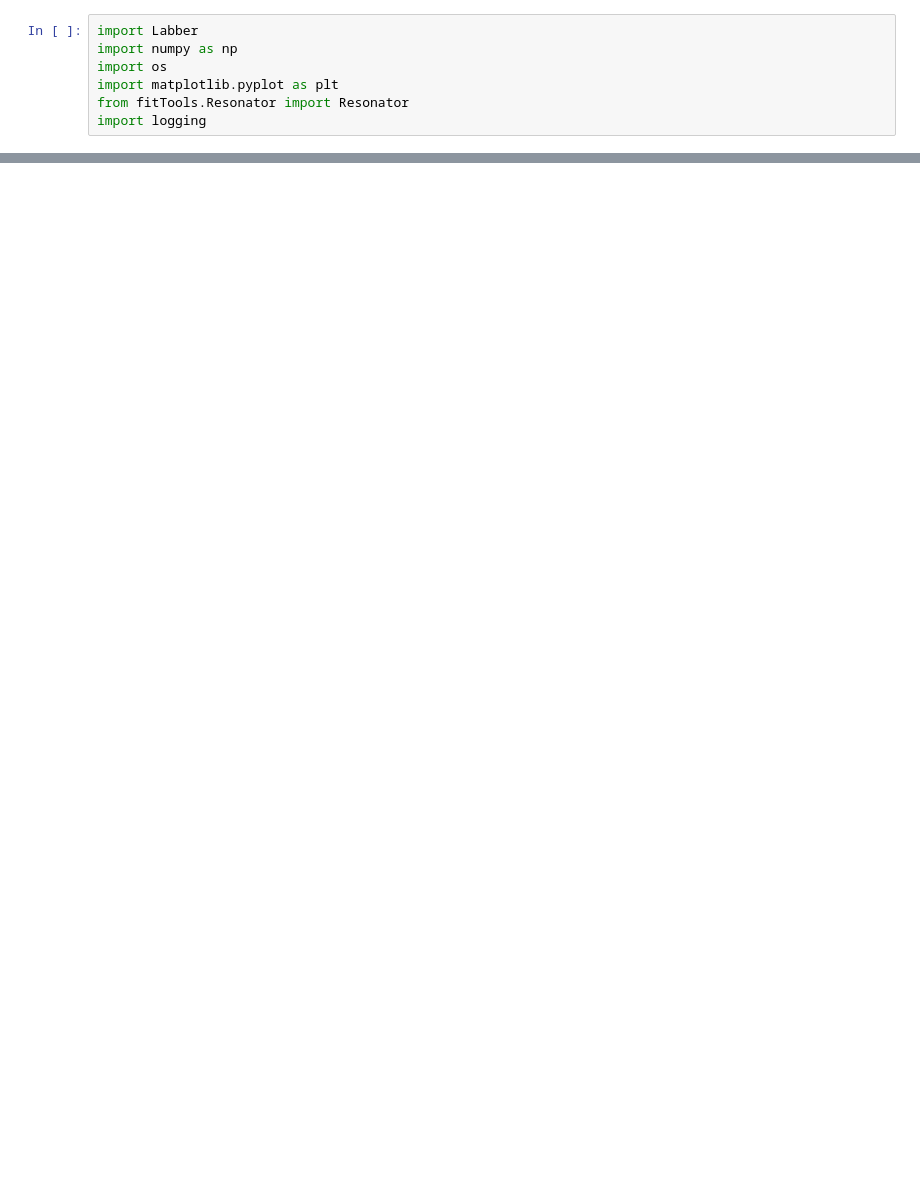
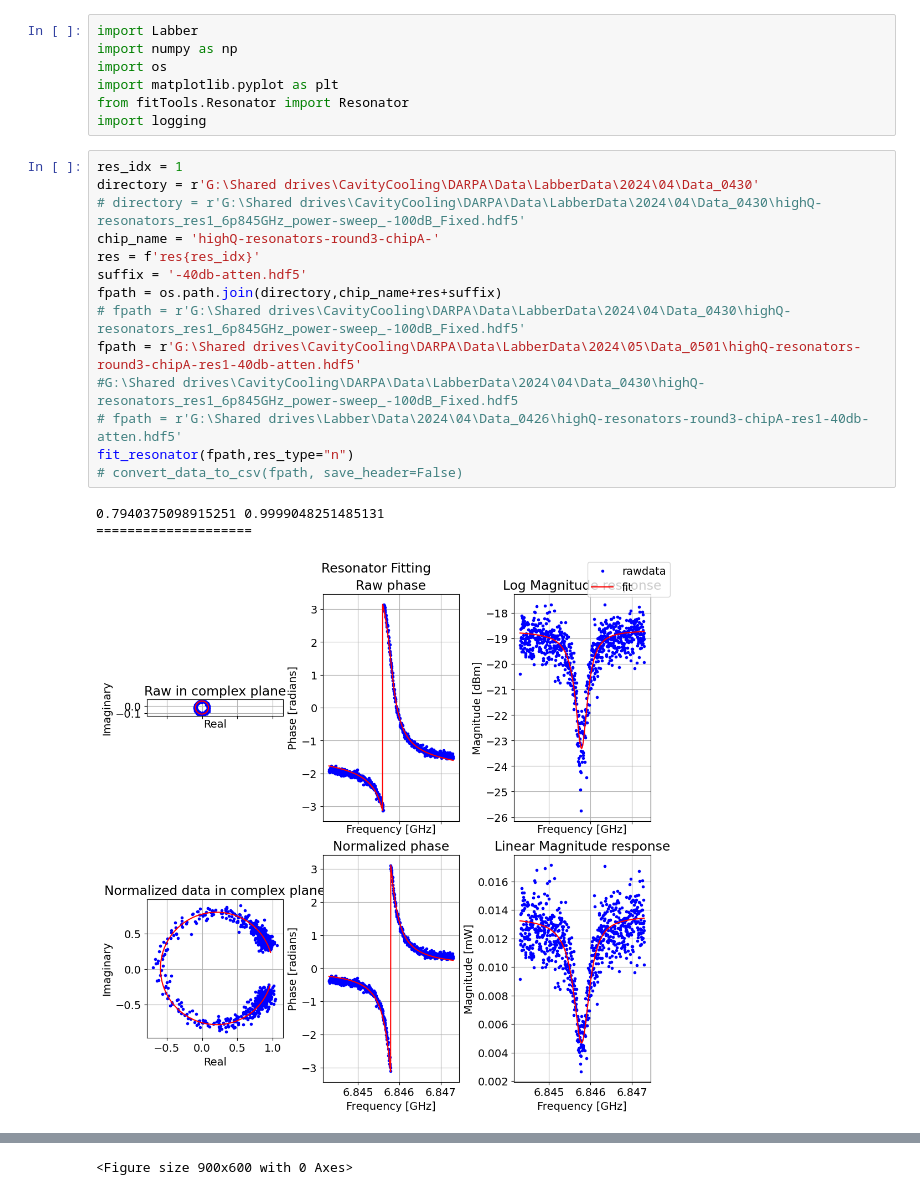
Before and after one commit to LFL-Lab/Dissipator, a Jupyter notebook: resonator_fitting_nb.ipynb, the cells around one changed output, grey strips where cells are left out. Saved outputs shown, nothing was run; the diff lists cells and outputs as text; blank space fills up the shorter version.

```diff
--- a/resonator_fitting_nb.ipynb
+++ b/resonator_fitting_nb.ipynb
@@ -8,3 +10,21 @@ import os
 import matplotlib.pyplot as plt
 from fitTools.Resonator import Resonator
 import logging
+# %%
+res_idx = 1
+directory = r'G:\Shared drives\CavityCooling\DARPA\Data\LabberData\2024\04\Data_0430'
+# directory = r'G:\Shared drives\CavityCooling\DARPA\Data\LabberData\2024\04\Data_0430\highQ-resonators_res1_6p845GHz_power-sweep_-100dB_Fixed.hdf5'
+chip_name = 'highQ-resonators-round3-chipA-'
+res = f'res{res_idx}'
+suffix = '-40db-atten.hdf5'
+fpath = os.path.join(directory,chip_name+res+suffix)
+# fpath = r'G:\Shared drives\CavityCooling\DARPA\Data\LabberData\2024\04\Data_0430\highQ-resonators_res1_6p845GHz_power-sweep_-100dB_Fixed.hdf5'
+fpath = r'G:\Shared drives\CavityCooling\DARPA\Data\LabberData\2024\05\Data_0501\highQ-resonators-round3-chipA-res1-40db-atten.hdf5'
+#G:\Shared drives\CavityCooling\DARPA\Data\LabberData\2024\04\Data_0430\highQ-resonators_res1_6p845GHz_power-sweep_-100dB_Fixed.hdf5
+# fpath = r'G:\Shared drives\Labber\Data\2024\04\Data_0426\highQ-resonators-round3-chipA-res1-40db-atten.hdf5'
+fit_resonator(fpath,res_type="n")
+# convert_data_to_csv(fpath, save_header=False)
+# %% [output]
+0.7940375098915251 0.9999048251485131
+====================
+[figure, added]
@@ -10,0 +46 @@ import logging
+<Figure size 900x600 with 0 Axes>
```
Also changed, not shown: parts of 12 cells of this notebook, 2 other files.
